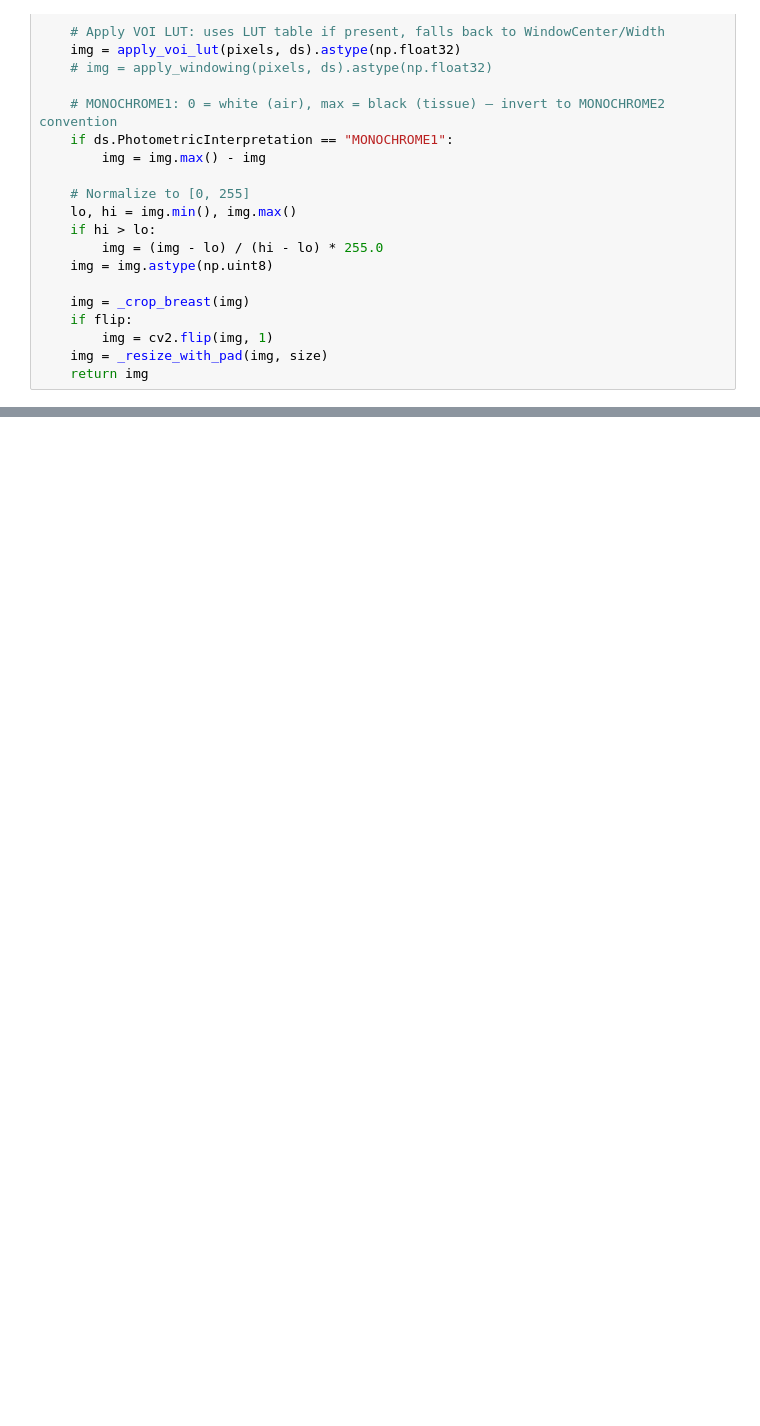
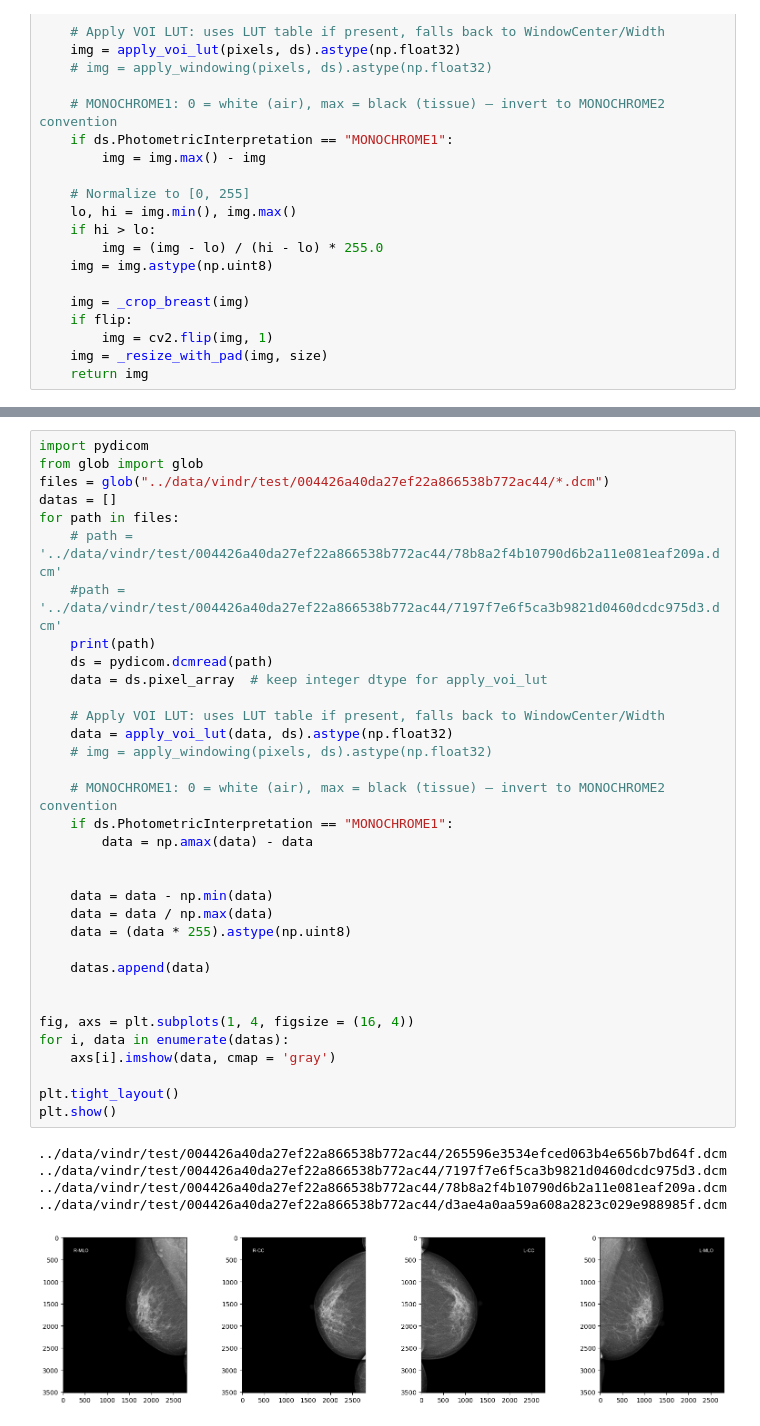
Before and after one commit to valerybr/mg-detect, a Jupyter notebook: notebooks/vindr_ds.ipynb, the cells around one changed output, grey strips where cells are left out. Drawn from its saved outputs; the diff is of its cells as text; blank space fills up the shorter version.

```diff
--- a/notebooks/vindr_ds.ipynb
+++ b/notebooks/vindr_ds.ipynb
@@ -134,0 +133,40 @@ VOI LUT exists
+# %%
+import pydicom
+from glob import glob
+files = glob("../data/vindr/test/004426a40da27ef22a866538b772ac44/*.dcm")
+datas = []
+for path in files:
+    # path = '../data/vindr/test/004426a40da27ef22a866538b772ac44/78b8a2f4b10790d6b2a11e081eaf209a.dcm'
+    #path = '../data/vindr/test/004426a40da27ef22a866538b772ac44/7197f7e6f5ca3b9821d0460dcdc975d3.dcm'
+    print(path)
+    ds = pydicom.dcmread(path)
+    data = ds.pixel_array  # keep integer dtype for apply_voi_lut
+
+    # Apply VOI LUT: uses LUT table if present, falls back to WindowCenter/Width
+    data = apply_voi_lut(data, ds).astype(np.float32)
+    # img = apply_windowing(pixels, ds).astype(np.float32)
+
+    # MONOCHROME1: 0 = white (air), max = black (tissue) — invert to MONOCHROME2 convention
+    if ds.PhotometricInterpretation == "MONOCHROME1":
+        data = np.amax(data) - data
+
+
+    data = data - np.min(data)
+    data = data / np.max(data)
+    data = (data * 255).astype(np.uint8)
+
+    datas.append(data)
+
+
+fig, axs = plt.subplots(1, 4, figsize = (16, 4))
+for i, data in enumerate(datas):
+    axs[i].imshow(data, cmap = 'gray')
+
+plt.tight_layout()
+plt.show()
+# %% [output]
+../data/vindr/test/004426a40da27ef22a866538b772ac44/265596e3534efced063b4e656b7bd64f.dcm
+../data/vindr/test/004426a40da27ef22a866538b772ac44/7197f7e6f5ca3b9821d0460dcdc975d3.dcm
+../data/vindr/test/004426a40da27ef22a866538b772ac44/78b8a2f4b10790d6b2a11e081eaf209a.dcm
+../data/vindr/test/004426a40da27ef22a866538b772ac44/d3ae4a0aa59a608a2823c029e988985f.dcm
+[figure, added]
```
Also changed, not shown: parts of 3 cells of this notebook, 2 other files.
